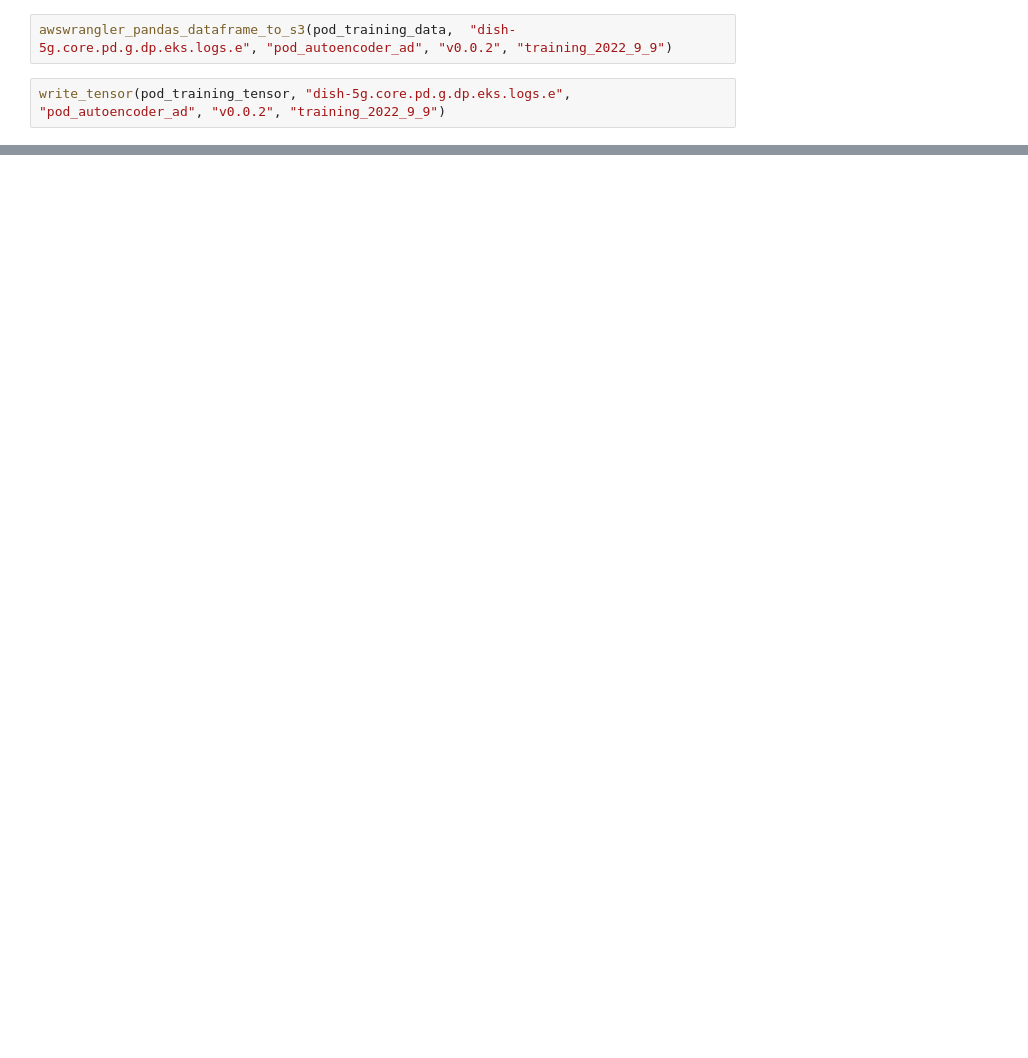
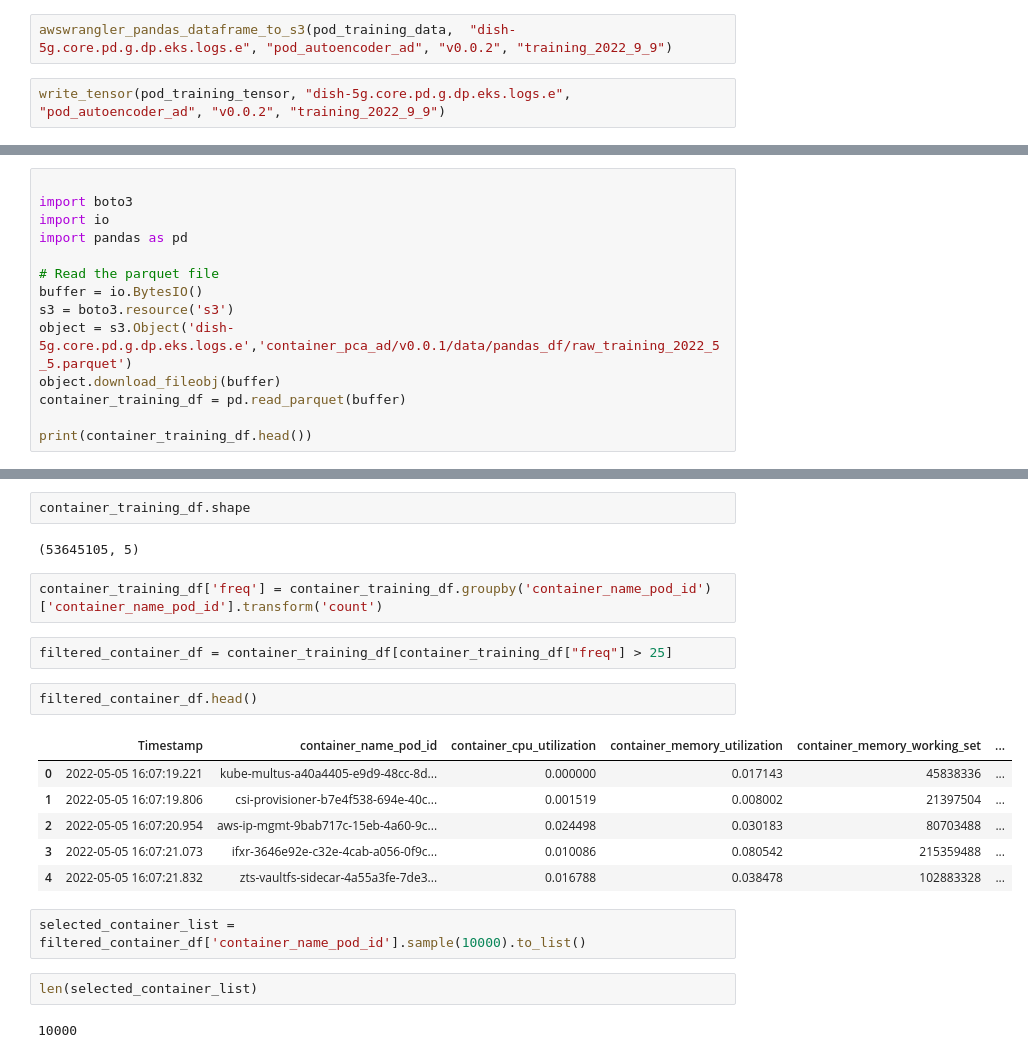
Before and after one commit to DISHDevEx/eks-ml-pipeline, a Jupyter notebook: threading tester.ipynb, the cells around one changed output, grey strips where cells are left out. Cells and saved outputs as stored; diff of their text form; blank space fills up the shorter version.

Commit message:
updated to build training data for pod and node

```diff
--- a/threading tester.ipynb
+++ b/threading tester.ipynb
@@ -78,0 +22,14 @@ write_tensor(pod_training_tensor, "dish-5g.core.pd.g.dp.eks.logs.e", "pod_autoen
+# %%
+
+import boto3
+import io
+import pandas as pd
+
+# Read the parquet file
+buffer = io.BytesIO()
+s3 = boto3.resource('s3')
+object = s3.Object('dish-5g.core.pd.g.dp.eks.logs.e','container_pca_ad/v0.0.1/data/pandas_df/raw_training_2022_5_5.parquet')
+object.download_fileobj(buffer)
+container_training_df = pd.read_parquet(buffer)
+
+print(container_training_df.head())
@@ -78,0 +57,23 @@ write_tensor(pod_training_tensor, "dish-5g.core.pd.g.dp.eks.logs.e", "pod_autoen
+# %%
+container_training_df.shape
+# %% [output]
+(53645105, 5)
+# %%
+container_training_df['freq'] = container_training_df.groupby('container_name_pod_id')['container_name_pod_id'].transform('count')
+# %%
+filtered_container_df = container_training_df[container_training_df["freq"] > 25]
+# %%
+filtered_container_df.head()
+# %% [output]
+|  | Timestamp | container_name_pod_id | container_cpu_utilization | container_memory_utilization | container_memory_working_set | ... |
+| 0 | 2022-05-05 16:07:19.221 | kube-multus-a40a4405-e9d9-48cc-8d... | 0.000000 | 0.017143 | 45838336 | ... |
+| 1 | 2022-05-05 16:07:19.806 | csi-provisioner-b7e4f538-694e-40c... | 0.001519 | 0.008002 | 21397504 | ... |
+| 2 | 2022-05-05 16:07:20.954 | aws-ip-mgmt-9bab717c-15eb-4a60-9c... | 0.024498 | 0.030183 | 80703488 | ... |
+| 3 | 2022-05-05 16:07:21.073 | ifxr-3646e92e-c32e-4cab-a056-0f9c... | 0.010086 | 0.080542 | 215359488 | ... |
+| 4 | 2022-05-05 16:07:21.832 | zts-vaultfs-sidecar-4a55a3fe-7de3... | 0.016788 | 0.038478 | 102883328 | ... |
+# %%
+selected_container_list = filtered_container_df['container_name_pod_id'].sample(10000).to_list()
+# %%
+len(selected_container_list)
+# %% [output]
+10000
```
Also changed, not shown: parts of 32 cells of this notebook, 1 other file.
